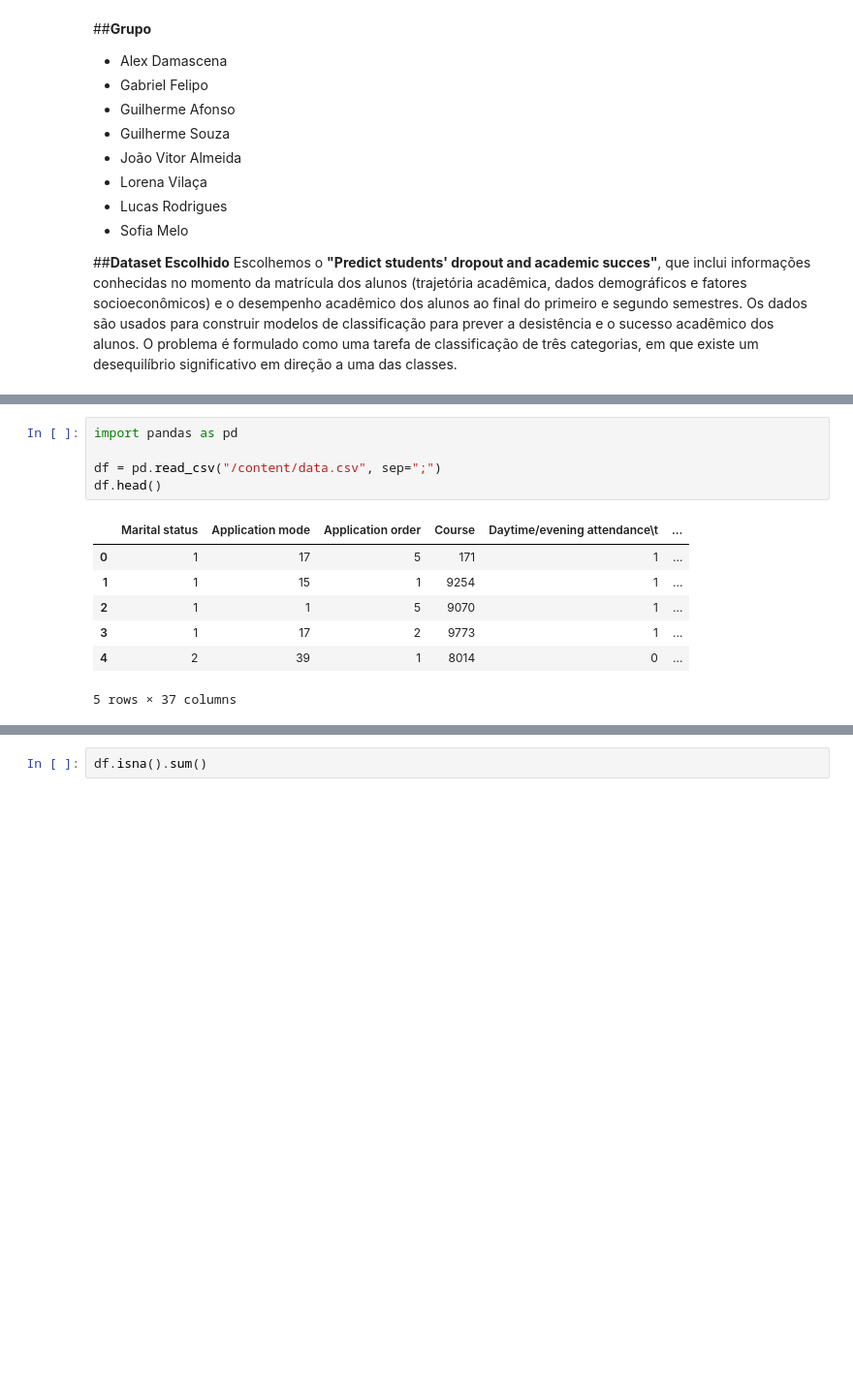
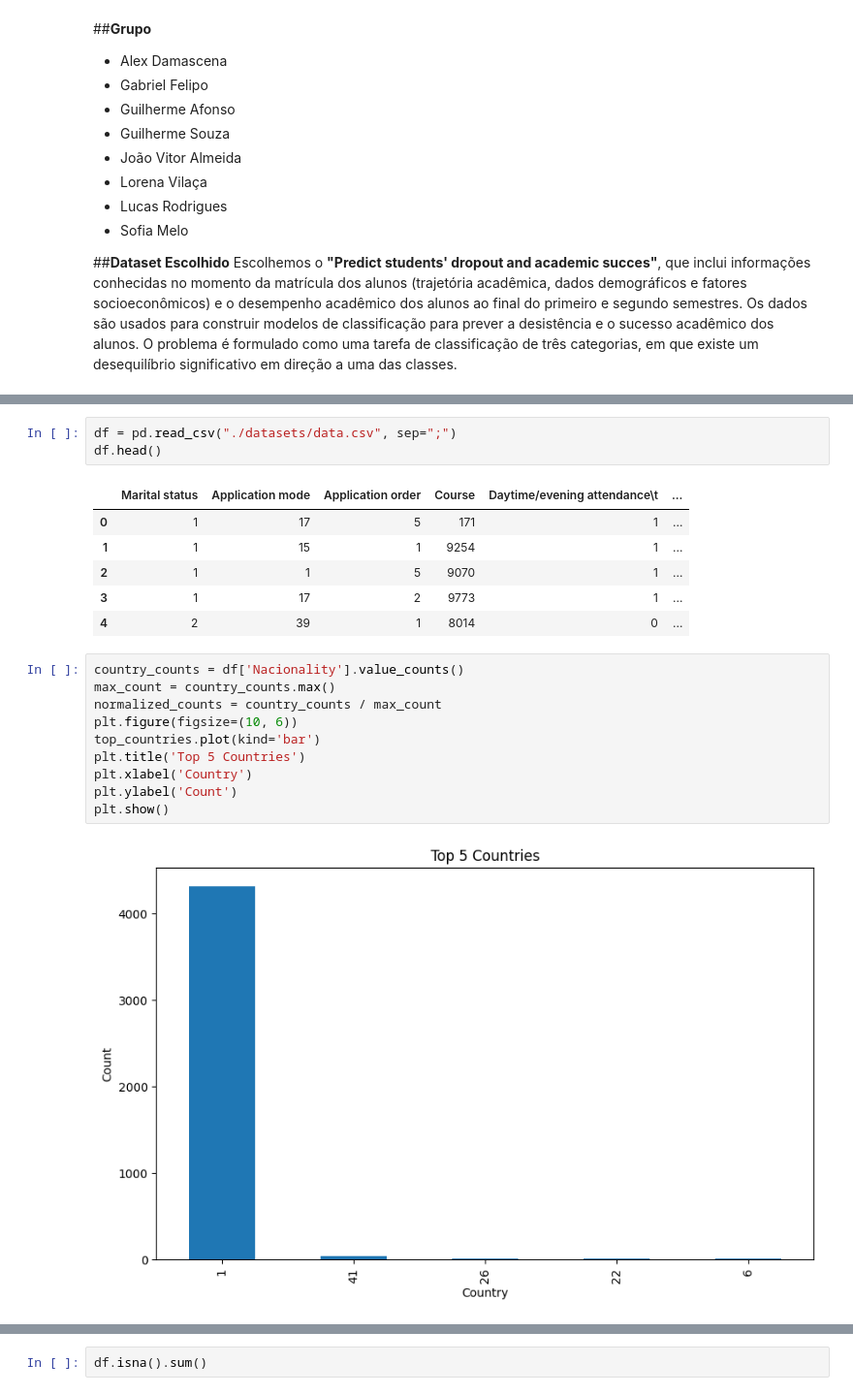
Before and after one commit to Guilhermeasper/dados-medicos, a Jupyter notebook: Projeto.ipynb, the cells around one changed output, grey strips where cells are left out. Shown at 97% size. Cells and saved outputs as stored; diff of their text form; blank space fills up the shorter version.

```diff
--- a/Projeto.ipynb
+++ b/Projeto.ipynb
@@ -23,7 +32,5 @@ Saving data.csv to data.csv
 # %%
-import pandas as pd
-
-df = pd.read_csv("/content/data.csv", sep=";")
+df = pd.read_csv("./datasets/data.csv", sep=";")
 df.head()
 # %% [output]
 |  | Marital status | Application mode | Application order | Course | Daytime/evening attendance\t | ... |
@@ -32,4 +39,15 @@ df.head()
 | 2 | 1 | 1 | 5 | 9070 | 1 | ... |
 | 3 | 1 | 17 | 2 | 9773 | 1 | ... |
 | 4 | 2 | 39 | 1 | 8014 | 0 | ... |
-5 rows × 37 columns
+# %%
+country_counts = df['Nacionality'].value_counts()
+max_count = country_counts.max()
+normalized_counts = country_counts / max_count
+plt.figure(figsize=(10, 6))
+top_countries.plot(kind='bar')
+plt.title('Top 5 Countries')
+plt.xlabel('Country')
+plt.ylabel('Count')
+plt.show()
+# %% [output]
+[figure, added]
```
Also changed, not shown: parts of 12 cells of this notebook, 1 other file.
